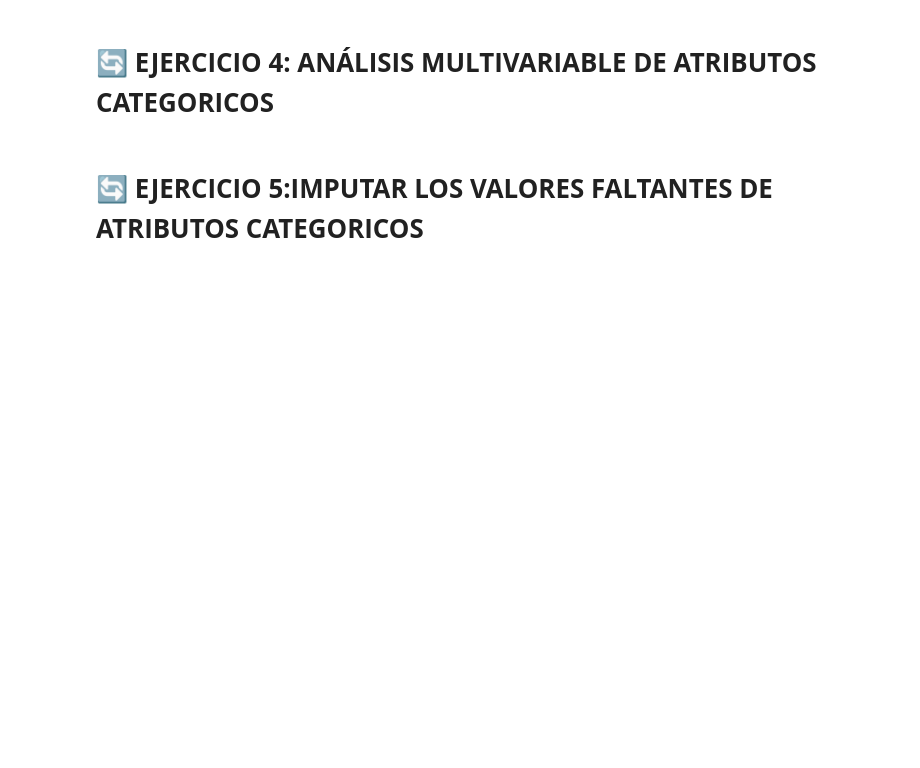
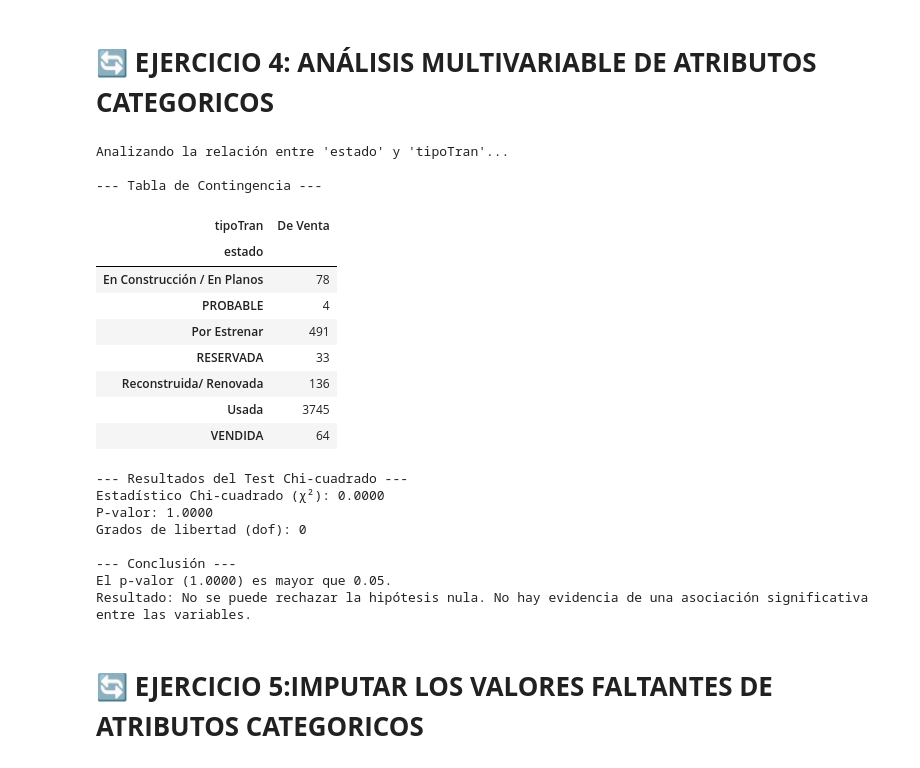
Before and after one commit to SandraNavarrete-docente/aprendizaje-automatico-252601, a Jupyter notebook: 02-PREPROCESAMIENTO/2_2_IdentificarMissingValuesOutliers.ipynb, the cells around one changed output. Saved outputs shown, nothing was run; the diff lists cells and outputs as text; code cells hidden in the pictures; blank space fills up the shorter version.

```diff
--- a/02-PREPROCESAMIENTO/2_2_IdentificarMissingValuesOutliers.ipynb
+++ b/02-PREPROCESAMIENTO/2_2_IdentificarMissingValuesOutliers.ipynb
@@ -163,2 +279,65 @@ Preguntas para el Análisis:
+# %%
+# aplique el Chi-cuadrado (χ2) para determinar la relacion entre dos de los atributos categoricos
+from scipy.stats import chi2_contingency
+
+
+# Usamos chi cuadrado
+
+# 1. Seleccionamos las dos variables categóricas de interés del DataFrame limpio.
+var1 = 'estado'
+var2 = 'tipoTran'
+
+if var1 in df_limpio.columns and var2 in df_limpio.columns:
+    print(f"Analizando la relación entre '{var1}' y '{var2}'...\n")
+
+    # 2. Creamos una tabla de contingencia.
+    contingency_table = pd.crosstab(df_limpio[var1], df_limpio[var2])
+
+    print("--- Tabla de Contingencia ---")
+    display(contingency_table)
+
+    # 3. Aplicamos el test de Chi-cuadrado a la tabla de contingencia.
+    chi2, p_value, dof, expected = chi2_contingency(contingency_table)
+
+    # 4. Mostramos los resultados de forma mas clara.
+    print("\n--- Resultados del Test Chi-cuadrado ---")
+    print(f"Estadístico Chi-cuadrado (χ²): {chi2:.4f}")
+    print(f"P-valor: {p_value:.4f}")
+    print(f"Grados de libertad (dof): {dof}")
+
+    # 5. Interpretamos el resultado basándonos en el p-valor.
+    #    El umbral común para la significancia es 0.05.
+    alpha = 0.05
+    print("\n--- Conclusión ---")
+    if p_value <= alpha:
+        print(f"El p-valor ({p_value:.4f}) es menor o igual a {alpha}.")
+        print("Resultado: Se rechaza la hipótesis nula. Hay una asociación estadísticamente significativa entre las variables.")
+    else:
+        print(f"El p-valor ({p_value:.4f}) es mayor que {alpha}.")
+        print("Resultado: No se puede rechazar la hipótesis nula. No hay evidencia de una asociación significativa entre las variables.")
+
+else:
+    print(f"Error: Una o ambas columnas ('{var1}', '{var2}') no se encontraron en el DataFrame limpio.")
+# %% [output]
+Analizando la relación entre 'estado' y 'tipoTran'...
+
+--- Tabla de Contingencia ---
+| tipoTran | De Venta |
+| estado |  |
+| En Construcción / En Planos | 78 |
+| PROBABLE | 4 |
+| Por Estrenar | 491 |
+| RESERVADA | 33 |
+| Reconstruida/ Renovada | 136 |
+| Usada | 3745 |
+| VENDIDA | 64 |
+--- Resultados del Test Chi-cuadrado ---
+Estadístico Chi-cuadrado (χ²): 0.0000
+P-valor: 1.0000
+Grados de libertad (dof): 0
+
+--- Conclusión ---
+El p-valor (1.0000) es mayor que 0.05.
+Resultado: No se puede rechazar la hipótesis nula. No hay evidencia de una asociación significativa entre las variables.
 # %% [markdown]
 # 🔄 **EJERCICIO 5:IMPUTAR LOS VALORES FALTANTES DE ATRIBUTOS CATEGORICOS**
```
Also changed, not shown: parts of 16 cells of this notebook.
